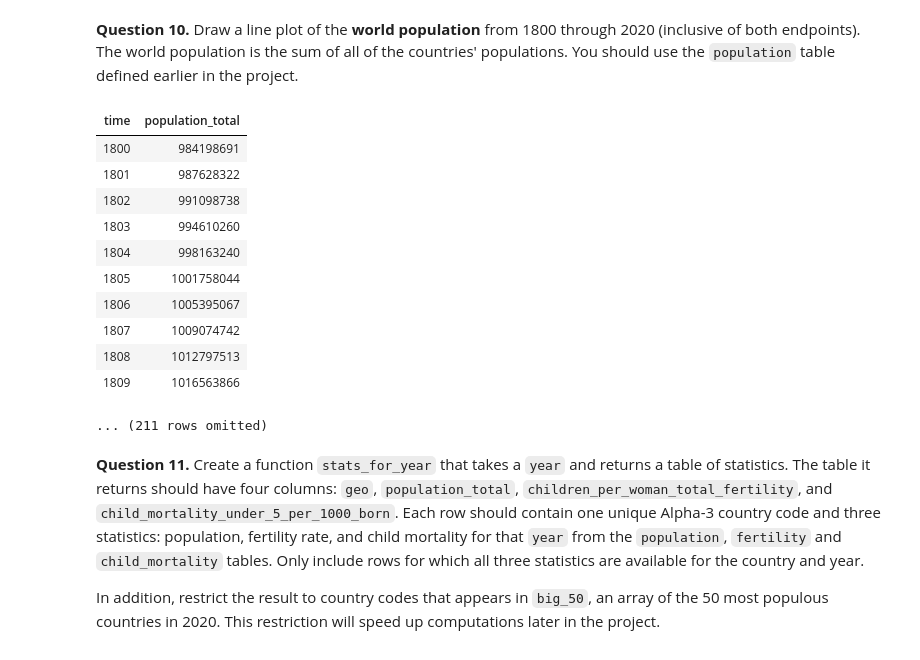
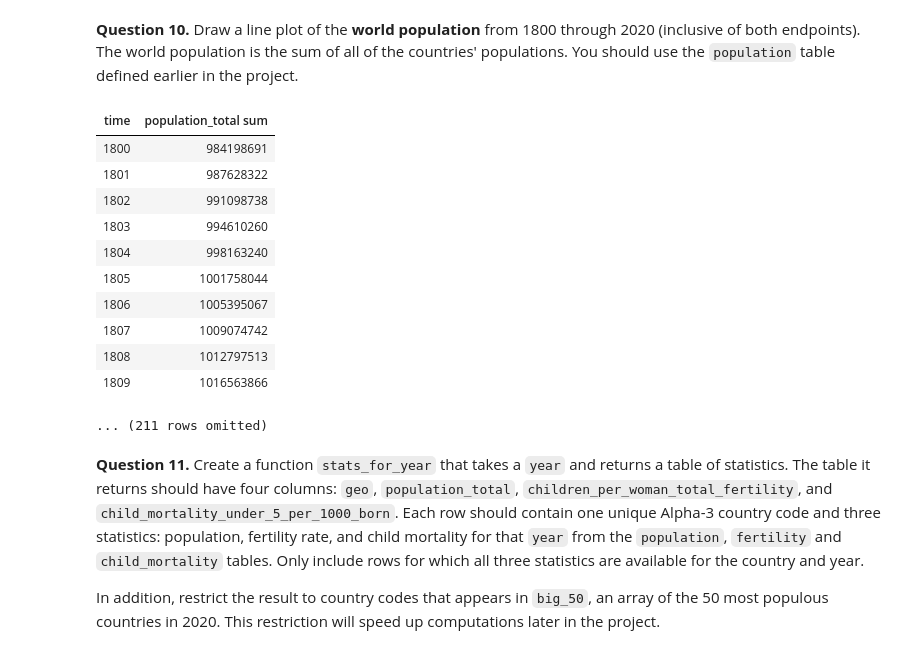
Before and after one commit to trentonbates/fall-24-data1350, a Jupyter notebook: Projects/project1/project1.ipynb, the cells around one changed output. Saved outputs shown, nothing was run; the diff lists cells and outputs as text; code cells hidden in the pictures.

```diff
--- a/Projects/project1/project1.ipynb
+++ b/Projects/project1/project1.ipynb
@@ -378,15 +378,15 @@ grader.check("q1_9")
 **Question 10.** Draw a line plot of the **world population** from 1800 through 2020 (inclusive of both endpoints). The world population is the sum of all of the countries' populations. You should use the `population` table defined earlier in the project.
 # %%
 #Fill in code here
-def full_array_sum(array):
+def full_array(array):
     '''Returns the sum of the array that is passed through'''
-    return array.sum()
+    return array
 
 world_pop_1800_thru_2020 = population.select("time", "population_total").sort("time")
-world_pop_1800_thru_2020 = world_pop_1800_thru_2020.group("time", full_array).relabeled("population_total full_array", "population_total")
+world_pop_1800_thru_2020 = world_pop_1800_thru_2020.group("time", full_array).relabeled("population_total full_array", "population_total").group("time", np.sum)
 world_pop_1800_thru_2020
 # %% [output]
-| time | population_total |
+| time | population_total sum |
 | 1800 | 984198691 |
 | 1801 | 987628322 |
 | 1802 | 991098738 |
```
Also changed, not shown: parts of 5 cells of this notebook, 1 other file.
